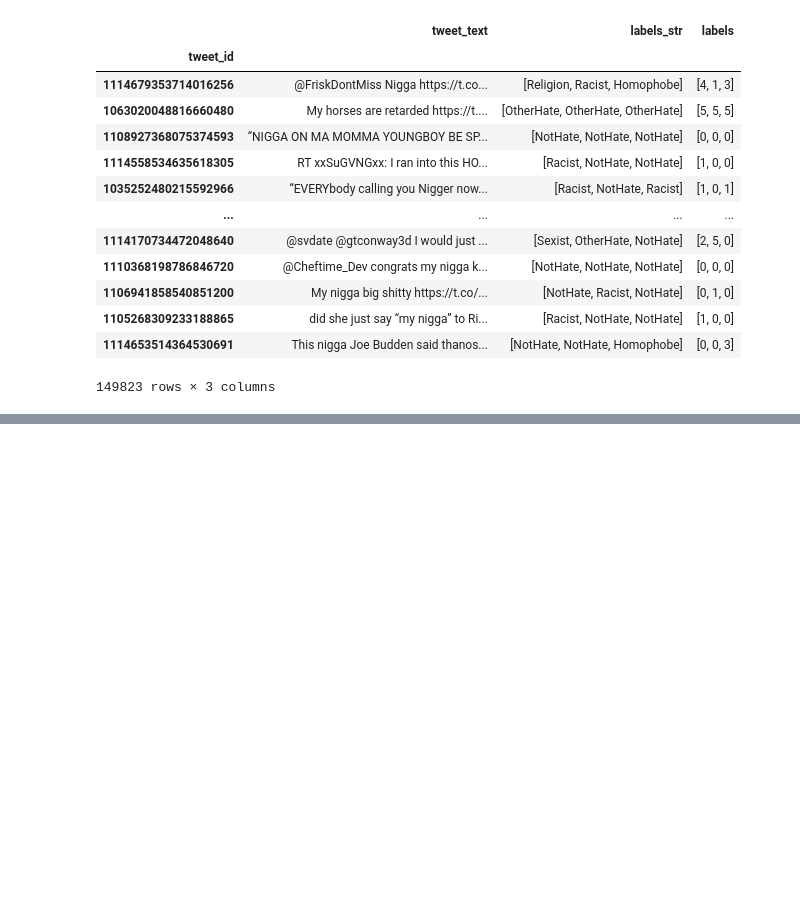
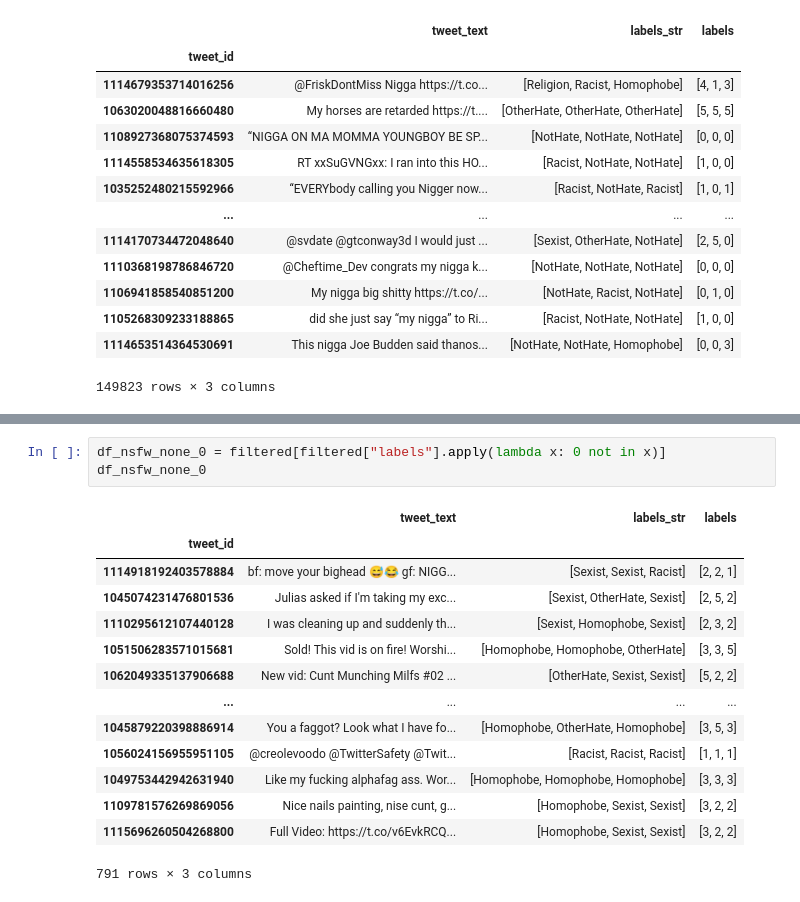
Before and after one commit to raymondcen/Automated-Content-Moderation, a Jupyter notebook: notebook/EDA.ipynb, the cells around one changed output, grey strips where cells are left out. Cells and saved outputs as stored; diff of their text form; blank space fills up the shorter version.

```diff
--- a/notebook/EDA.ipynb
+++ b/notebook/EDA.ipynb
@@ -46,0 +89,18 @@ df
+# %%
+df_nsfw_none_0 = filtered[filtered["labels"].apply(lambda x: 0 not in x)]
+df_nsfw_none_0
+# %% [output]
+|  | tweet_text | labels_str | labels |
+| tweet_id |  |  |  |
+| 1114918192403578884 | bf: move your bighead 😅😂 gf: NIGG... | [Sexist, Sexist, Racist] | [2, 2, 1] |
+| 1045074231476801536 | Julias asked if I'm taking my exc... | [Sexist, OtherHate, Sexist] | [2, 5, 2] |
+| 1110295612107440128 | I was cleaning up and suddenly th... | [Sexist, Homophobe, Sexist] | [2, 3, 2] |
+| 1051506283571015681 | Sold! This vid is on fire! Worshi... | [Homophobe, Homophobe, OtherHate] | [3, 3, 5] |
+| 1062049335137906688 | New vid: Cunt Munching Milfs #02 ... | [OtherHate, Sexist, Sexist] | [5, 2, 2] |
+| ... | ... | ... | ... |
+| 1045879220398886914 | You a faggot? Look what I have fo... | [Homophobe, OtherHate, Homophobe] | [3, 5, 3] |
+| 1056024156955951105 | @creolevoodo @TwitterSafety @Twit... | [Racist, Racist, Racist] | [1, 1, 1] |
+| 1049753442942631940 | Like my fucking alphafag ass. Wor... | [Homophobe, Homophobe, Homophobe] | [3, 3, 3] |
+| 1109781576269869056 | Nice nails painting, nise cunt, g... | [Homophobe, Sexist, Sexist] | [3, 2, 2] |
+| 1115696260504268800 | Full Video: https://t.co/v6EvkRCQ... | [Homophobe, Sexist, Sexist] | [3, 2, 2] |
+791 rows × 3 columns
```
Also changed, not shown: parts of 4 cells of this notebook, 3 other files.
